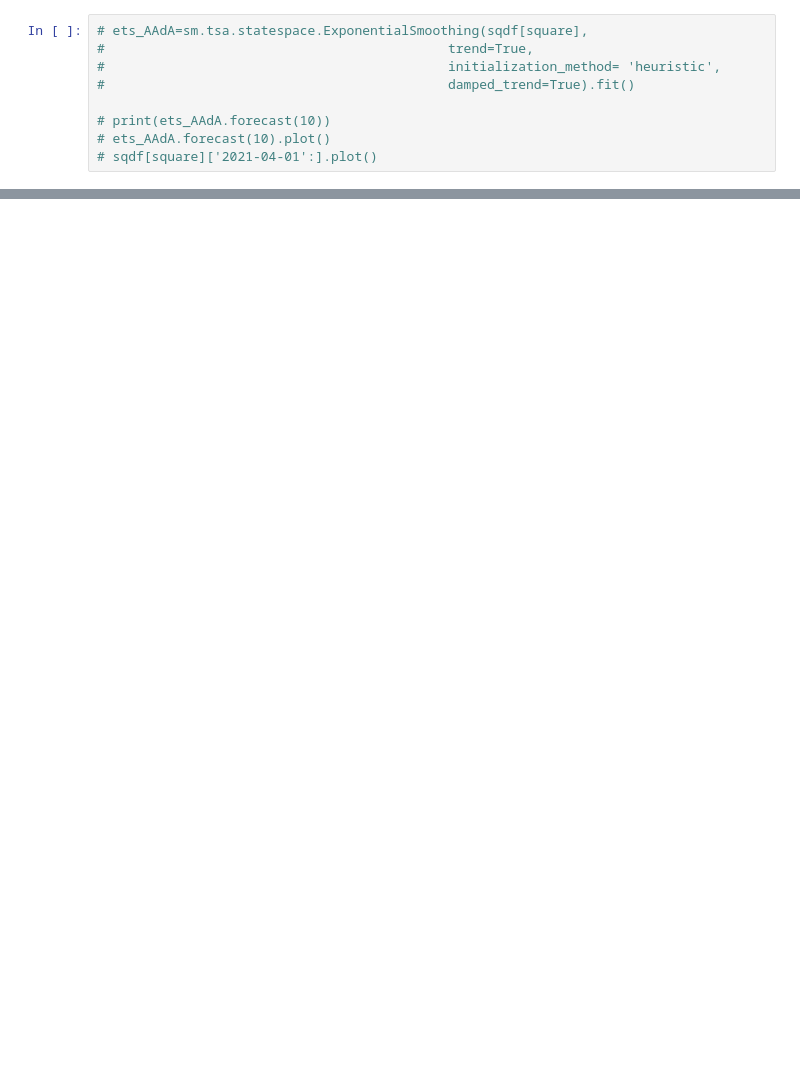
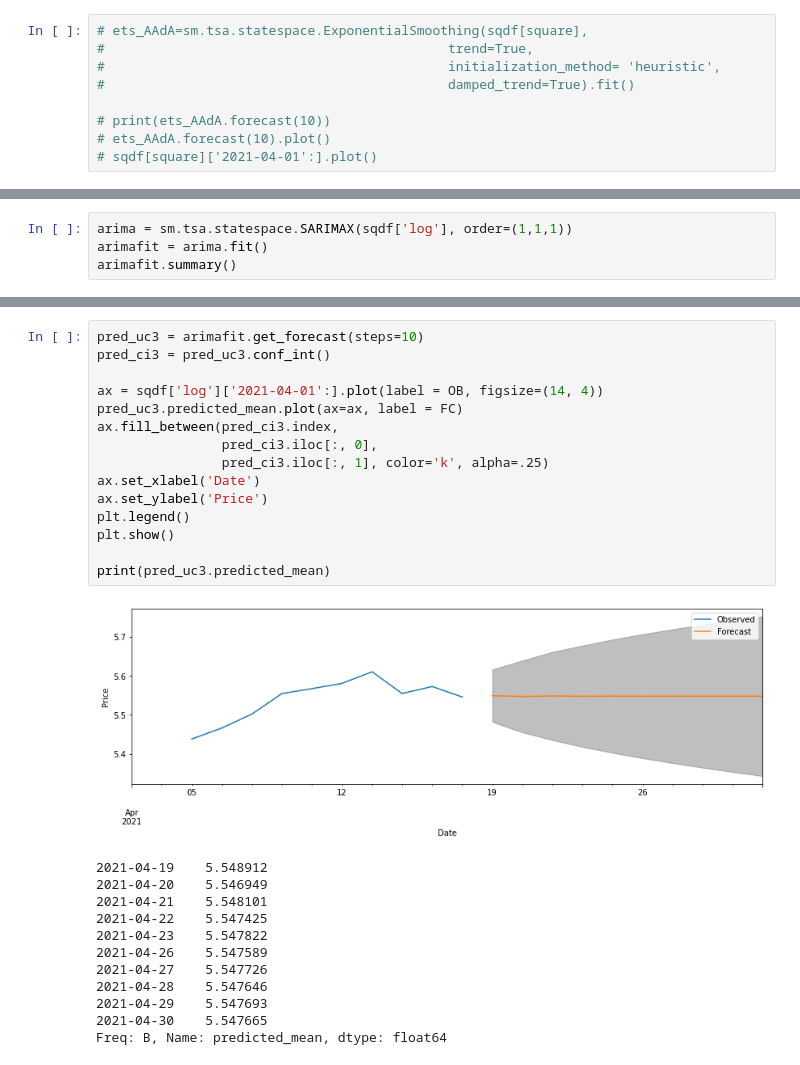
Before and after one commit to aloparev/arima, a Jupyter notebook: notebooks/ARIMA.ipynb, the cells around one changed output, grey strips where cells are left out. Cells and saved outputs as stored; diff of their text form; blank space fills up the shorter version.

Commit message:
forecast after log transformation still naive

```diff
--- a/notebooks/ARIMA.ipynb
+++ b/notebooks/ARIMA.ipynb
@@ -657,0 +699,4 @@ Freq: B, Name: predicted_mean, dtype: float64
+# %%
+arima = sm.tsa.statespace.SARIMAX(sqdf['log'], order=(1,1,1))
+arimafit = arima.fit()
+arimafit.summary()
@@ -657,0 +722,28 @@ Freq: B, Name: predicted_mean, dtype: float64
+# %%
+pred_uc3 = arimafit.get_forecast(steps=10)
+pred_ci3 = pred_uc3.conf_int()
+
+ax = sqdf['log']['2021-04-01':].plot(label = OB, figsize=(14, 4))
+pred_uc3.predicted_mean.plot(ax=ax, label = FC)
+ax.fill_between(pred_ci3.index,
+                pred_ci3.iloc[:, 0],
+                pred_ci3.iloc[:, 1], color='k', alpha=.25)
+ax.set_xlabel('Date')
+ax.set_ylabel('Price')
+plt.legend()
+plt.show()
+
+print(pred_uc3.predicted_mean)
+# %% [output]
+[figure, added]
+2021-04-19    5.548912
+2021-04-20    5.546949
+2021-04-21    5.548101
+2021-04-22    5.547425
+2021-04-23    5.547822
+2021-04-26    5.547589
+2021-04-27    5.547726
+2021-04-28    5.547646
+2021-04-29    5.547693
+2021-04-30    5.547665
+Freq: B, Name: predicted_mean, dtype: float64
```
Also changed, not shown: parts of 17 cells of this notebook.
